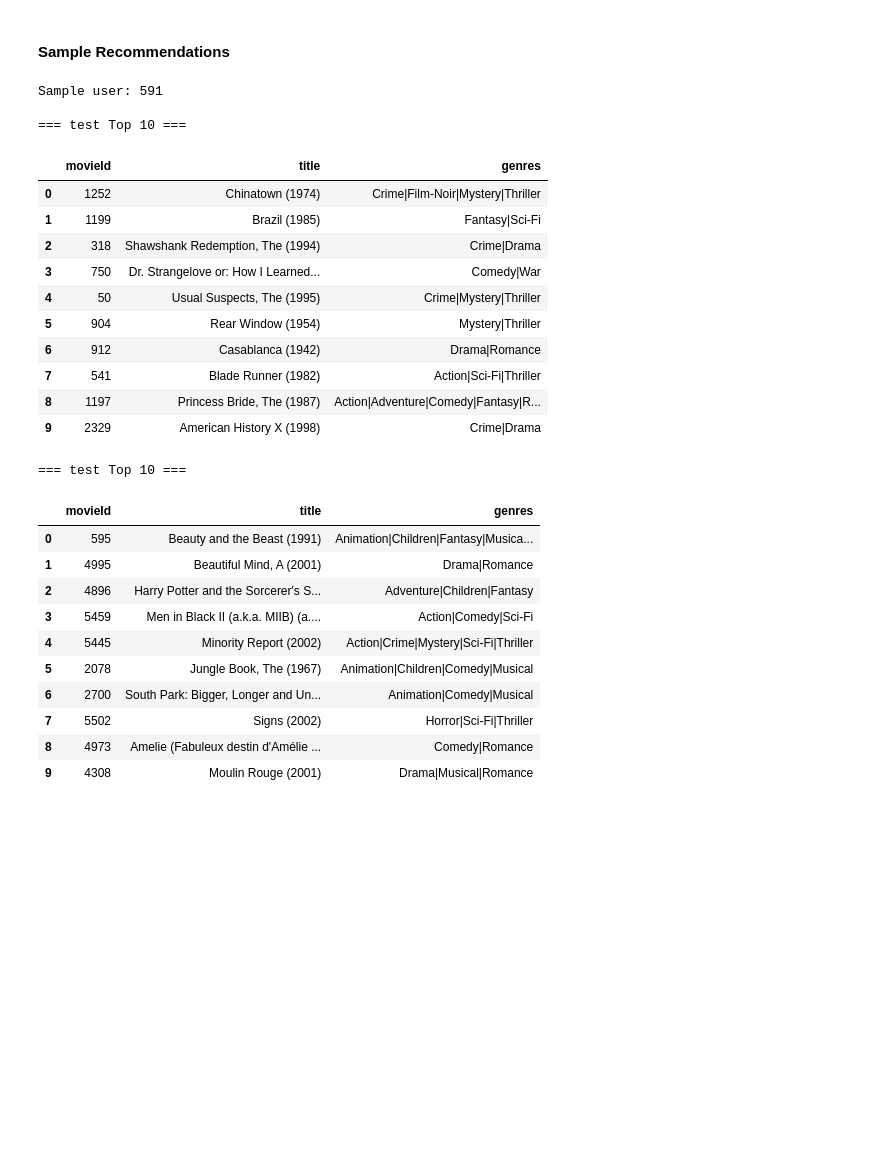
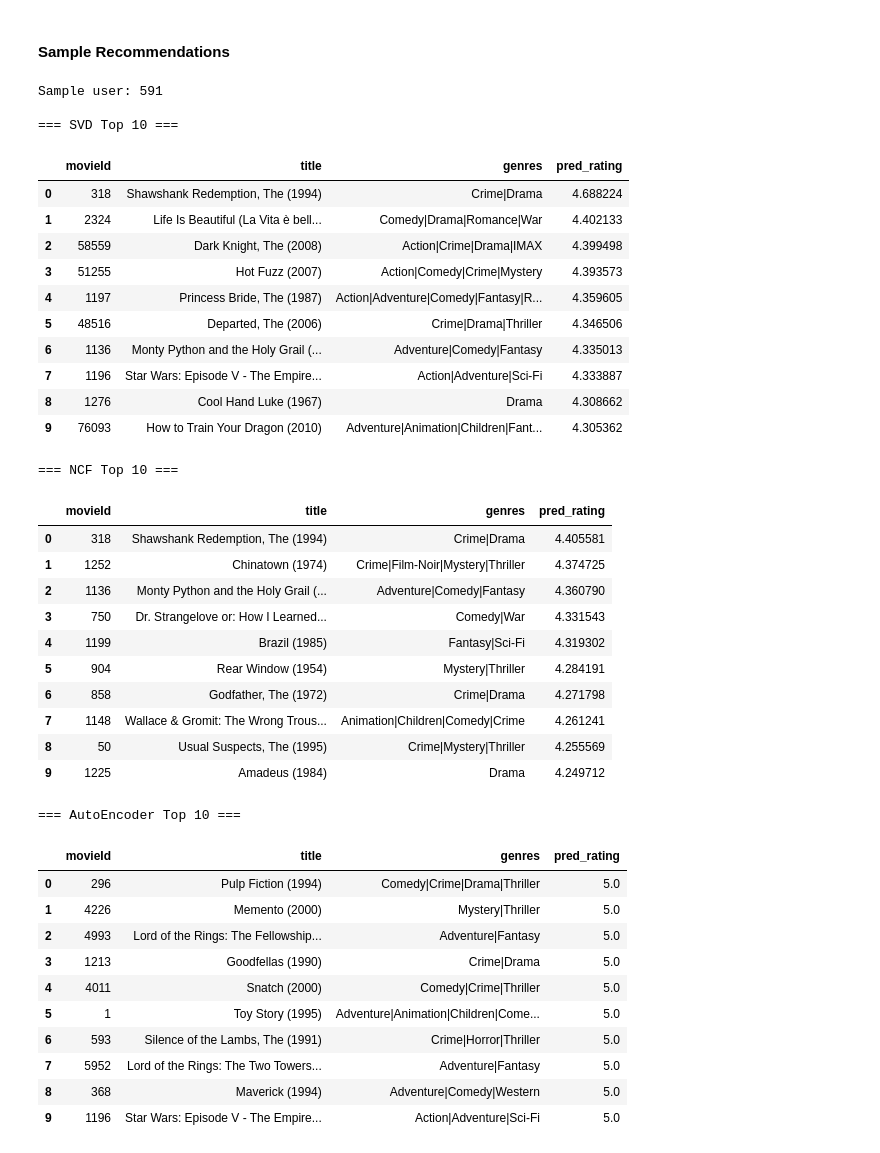
Before and after one commit to AlanYu0321/MovieLens-MCRS, a Jupyter notebook: notebooks/06_evaluation.ipynb, the cells around one changed output. Drawn from its saved outputs; the diff is of its cells as text; code cells hidden in the pictures; blank space fills up the shorter version.

```diff
--- a/notebooks/06_evaluation.ipynb
+++ b/notebooks/06_evaluation.ipynb
@@ -172,42 +290,54 @@ Saved metrics to /Users/alanyu/Documents/IIT/ITM/ITMD-524-Applied_AI_and_Deep_Le
 # %%
 movies_df = pd.read_csv(PROC / 'movies_enriched.csv', usecols=['movieId', 'title', 'genres'])
 
 sample_user = int(train_df.userId.sample(1, random_state=42).iloc[0])
 print(f"Sample user: {sample_user}")
 
-for recs in (ncf_recommender(sample_user, k=10),
-    ae_recommender(sample_user, k=10)
-):
-    # Transform to DataFrame and merge movie information
-    recs_df = pd.DataFrame(recs, columns=["movieId"])
-    recs_df = recs_df.merge(movies_df, on="movieId", how="left")
+for name, iface in model_interfaces.items():
+    recs_df = iface['display'](sample_user, k=10)
+    if recs_df.empty:
+        print(f"\n=== {name} Top 10 ===\nNo available recommendations.")
+        continue
+    recs_df = recs_df.merge(movies_df, on='movieId', how='left')
 
     print(f"\n=== {name} Top 10 ===")
-    display(recs_df[["movieId", "title", "genres"]])
+    display(recs_df[['movieId', 'title', 'genres', 'pred_rating']])
 # %% [output]
 Sample user: 591
 
-=== test Top 10 ===
+=== SVD Top 10 ===
-|  | movieId | title | genres |
-| 0 | 1252 | Chinatown (1974) | Crime|Film-Noir|Mystery|Thriller |
-| 1 | 1199 | Brazil (1985) | Fantasy|Sci-Fi |
-| 2 | 318 | Shawshank Redemption, The (1994) | Crime|Drama |
-| 3 | 750 | Dr. Strangelove or: How I Learned... | Comedy|War |
-| 4 | 50 | Usual Suspects, The (1995) | Crime|Mystery|Thriller |
-| 5 | 904 | Rear Window (1954) | Mystery|Thriller |
-| 6 | 912 | Casablanca (1942) | Drama|Romance |
-| 7 | 541 | Blade Runner (1982) | Action|Sci-Fi|Thriller |
-| 8 | 1197 | Princess Bride, The (1987) | Action|Adventure|Comedy|Fantasy|R... |
-| 9 | 2329 | American History X (1998) | Crime|Drama |
+|  | movieId | title | genres | pred_rating |
+| 0 | 318 | Shawshank Redemption, The (1994) | Crime|Drama | 4.688224 |
+| 1 | 2324 | Life Is Beautiful (La Vita è bell... | Comedy|Drama|Romance|War | 4.402133 |
+| 2 | 58559 | Dark Knight, The (2008) | Action|Crime|Drama|IMAX | 4.399498 |
+| 3 | 51255 | Hot Fuzz (2007) | Action|Comedy|Crime|Mystery | 4.393573 |
+| 4 | 1197 | Princess Bride, The (1987) | Action|Adventure|Comedy|Fantasy|R... | 4.359605 |
+| 5 | 48516 | Departed, The (2006) | Crime|Drama|Thriller | 4.346506 |
+| 6 | 1136 | Monty Python and the Holy Grail (... | Adventure|Comedy|Fantasy | 4.335013 |
+| 7 | 1196 | Star Wars: Episode V - The Empire... | Action|Adventure|Sci-Fi | 4.333887 |
+| 8 | 1276 | Cool Hand Luke (1967) | Drama | 4.308662 |
+| 9 | 76093 | How to Train Your Dragon (2010) | Adventure|Animation|Children|Fant... | 4.305362 |
-=== test Top 10 ===
+=== NCF Top 10 ===
-|  | movieId | title | genres |
-| 0 | 595 | Beauty and the Beast (1991) | Animation|Children|Fantasy|Musica... |
-| 1 | 4995 | Beautiful Mind, A (2001) | Drama|Romance |
-| 2 | 4896 | Harry Potter and the Sorcerer's S... | Adventure|Children|Fantasy |
-| 3 | 5459 | Men in Black II (a.k.a. MIIB) (a.... | Action|Comedy|Sci-Fi |
-| 4 | 5445 | Minority Report (2002) | Action|Crime|Mystery|Sci-Fi|Thriller |
-| 5 | 2078 | Jungle Book, The (1967) | Animation|Children|Comedy|Musical |
-| 6 | 2700 | South Park: Bigger, Longer and Un... | Animation|Comedy|Musical |
-| 7 | 5502 | Signs (2002) | Horror|Sci-Fi|Thriller |
-| 8 | 4973 | Amelie (Fabuleux destin d'Amélie ... | Comedy|Romance |
-| 9 | 4308 | Moulin Rouge (2001) | Drama|Musical|Romance |
+|  | movieId | title | genres | pred_rating |
+| 0 | 318 | Shawshank Redemption, The (1994) | Crime|Drama | 4.405581 |
+| 1 | 1252 | Chinatown (1974) | Crime|Film-Noir|Mystery|Thriller | 4.374725 |
+| 2 | 1136 | Monty Python and the Holy Grail (... | Adventure|Comedy|Fantasy | 4.360790 |
+| 3 | 750 | Dr. Strangelove or: How I Learned... | Comedy|War | 4.331543 |
+| 4 | 1199 | Brazil (1985) | Fantasy|Sci-Fi | 4.319302 |
+| 5 | 904 | Rear Window (1954) | Mystery|Thriller | 4.284191 |
+| 6 | 858 | Godfather, The (1972) | Crime|Drama | 4.271798 |
+| 7 | 1148 | Wallace & Gromit: The Wrong Trous... | Animation|Children|Comedy|Crime | 4.261241 |
+| 8 | 50 | Usual Suspects, The (1995) | Crime|Mystery|Thriller | 4.255569 |
+| 9 | 1225 | Amadeus (1984) | Drama | 4.249712 |
+=== AutoEncoder Top 10 ===
+|  | movieId | title | genres | pred_rating |
+| 0 | 296 | Pulp Fiction (1994) | Comedy|Crime|Drama|Thriller | 5.0 |
+| 1 | 4226 | Memento (2000) | Mystery|Thriller | 5.0 |
+| 2 | 4993 | Lord of the Rings: The Fellowship... | Adventure|Fantasy | 5.0 |
+| 3 | 1213 | Goodfellas (1990) | Crime|Drama | 5.0 |
+| 4 | 4011 | Snatch (2000) | Comedy|Crime|Thriller | 5.0 |
+| 5 | 1 | Toy Story (1995) | Adventure|Animation|Children|Come... | 5.0 |
+| 6 | 593 | Silence of the Lambs, The (1991) | Crime|Horror|Thriller | 5.0 |
+| 7 | 5952 | Lord of the Rings: The Two Towers... | Adventure|Fantasy | 5.0 |
+| 8 | 368 | Maverick (1994) | Adventure|Comedy|Western | 5.0 |
+| 9 | 1196 | Star Wars: Episode V - The Empire... | Action|Adventure|Sci-Fi | 5.0 |
```
Also changed, not shown: parts of 7 cells of this notebook, 7 other files.
